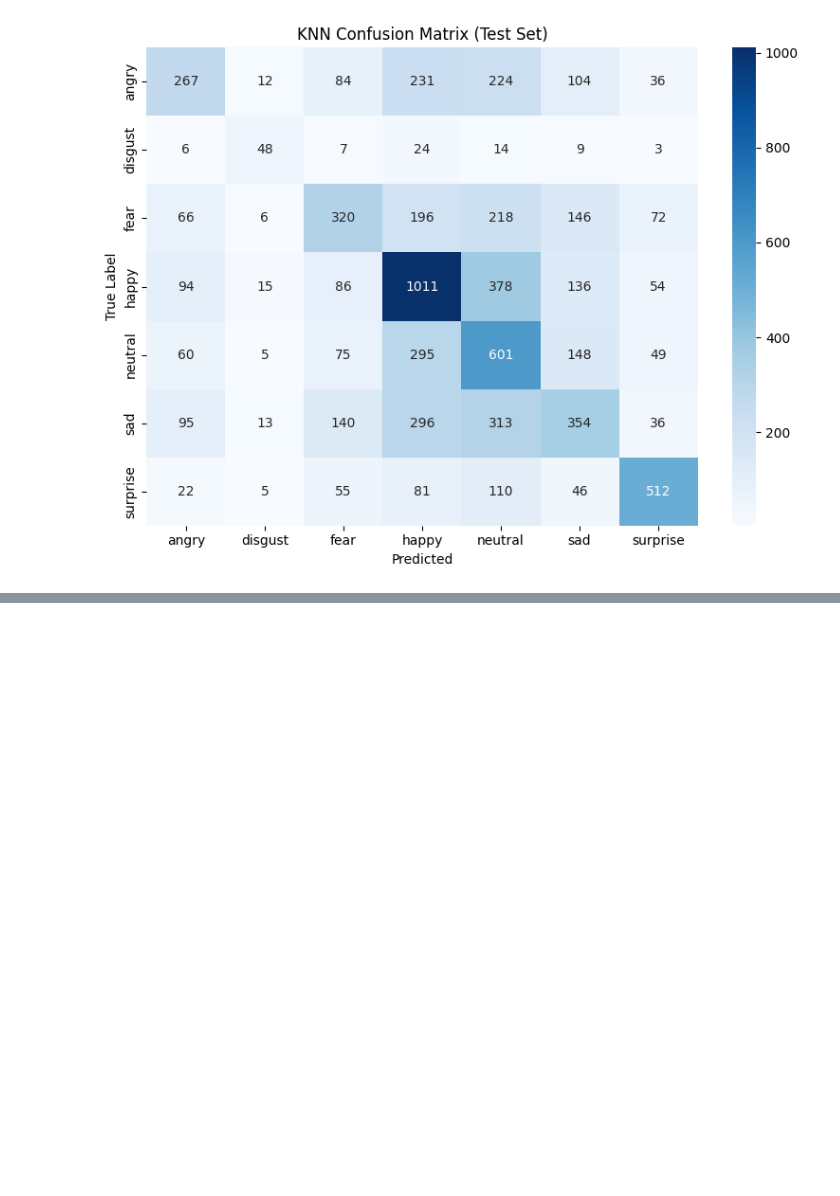
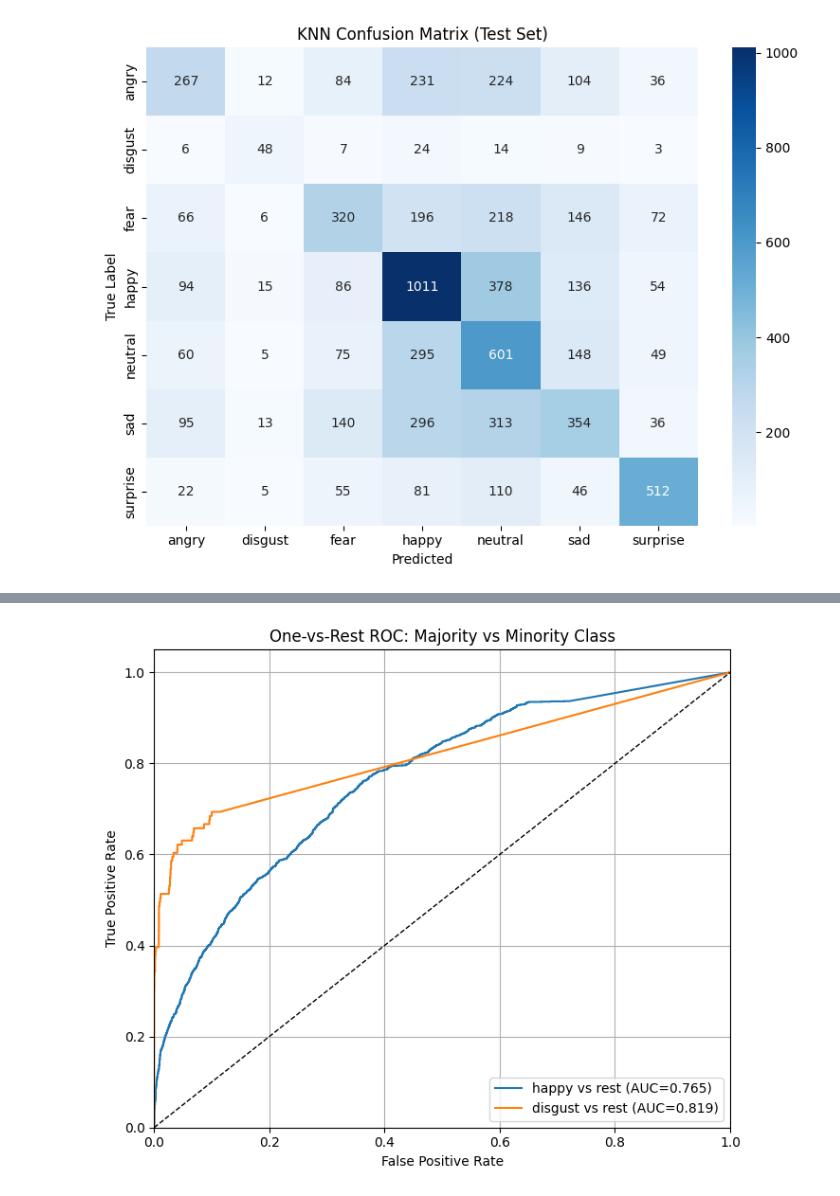
Before and after one commit to erenanbar1/facial-emotion-classifier, a Jupyter notebook: src/notebooks/knn_final_train.ipynb, the cells around one changed output, grey strips where cells are left out. Saved outputs shown, nothing was run; the diff lists cells and outputs as text; code cells hidden in the pictures; blank space fills up the shorter version.

```diff
--- a/src/notebooks/knn_final_train.ipynb
+++ b/src/notebooks/knn_final_train.ipynb
@@ -85,0 +177,58 @@ plt.show()
+# %%
+import numpy as np
+import matplotlib.pyplot as plt
+from sklearn.metrics import roc_curve, auc
+
+# Ensure classes are consistent with y_pred_proba ordering
+classes = sorted(list(set(y_test)))  # if not already defined
+class_to_idx = {c: i for i, c in enumerate(classes)}
+
+major_class = "happy"
+minor_class = "disgust"
+
+if major_class not in class_to_idx or minor_class not in class_to_idx:
+    raise ValueError(f"Check class names: {major_class}, {minor_class} not found in {classes}")
+
+major_idx = class_to_idx[major_class]
+minor_idx = class_to_idx[minor_class]
+
+# ------------------------------
+# 1. Build binary labels: class vs rest
+# ------------------------------
+y_true_major = np.array([1 if y == major_class else 0 for y in y_test])
+y_true_minor = np.array([1 if y == minor_class else 0 for y in y_test])
+
+# Corresponding predicted probabilities (for that class)
+y_score_major = y_pred_proba[:, major_idx]
+y_score_minor = y_pred_proba[:, minor_idx]
+
+# ------------------------------
+# 2. Compute ROC curves and AUC
+# ------------------------------
+fpr_major, tpr_major, _ = roc_curve(y_true_major, y_score_major)
+auc_major = auc(fpr_major, tpr_major)
+
+fpr_minor, tpr_minor, _ = roc_curve(y_true_minor, y_score_minor)
+auc_minor = auc(fpr_minor, tpr_minor)
+
+# ------------------------------
+# 3. Plot together
+# ------------------------------
+plt.figure(figsize=(7, 6))
+
+plt.plot(fpr_major, tpr_major, label=f"{major_class} vs rest (AUC={auc_major:.3f})")
+plt.plot(fpr_minor, tpr_minor, label=f"{minor_class} vs rest (AUC={auc_minor:.3f})")
+
+plt.plot([0, 1], [0, 1], "k--", lw=1)
+plt.xlim([0.0, 1.0])
+plt.ylim([0.0, 1.05])
+
+plt.xlabel("False Positive Rate")
+plt.ylabel("True Positive Rate")
+plt.title("One-vs-Rest ROC: Majority vs Minority Class")
+plt.legend(loc="lower right")
+plt.grid(True)
+plt.tight_layout()
+plt.show()
+# %% [output]
+[figure, added]
```
Also changed, not shown: parts of 2 cells of this notebook.
